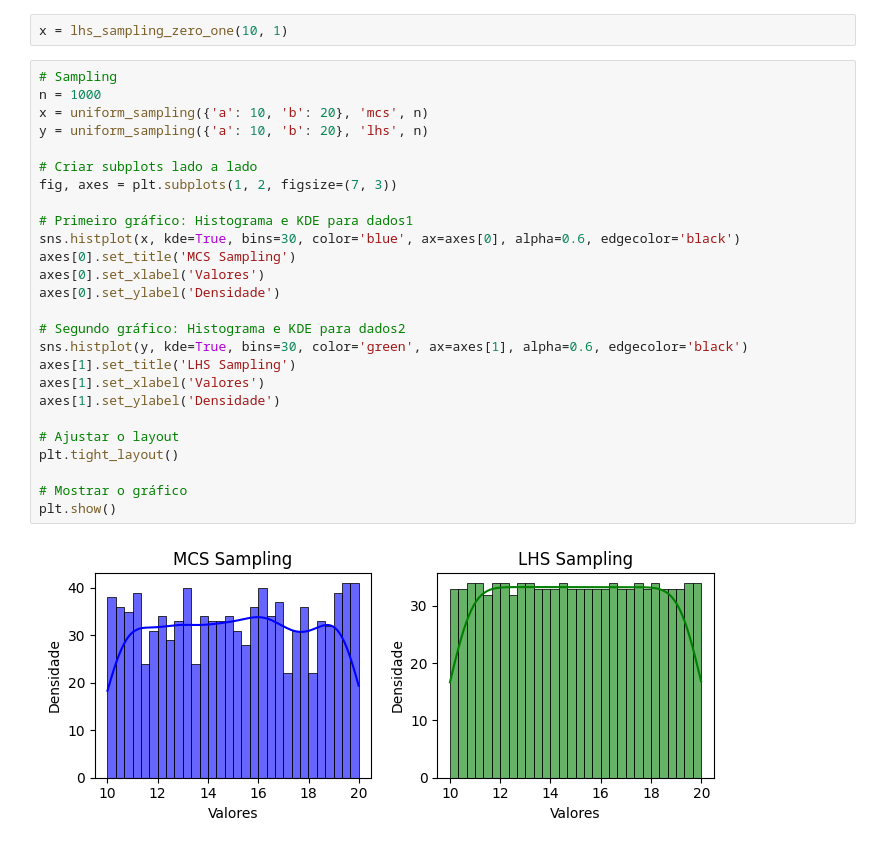
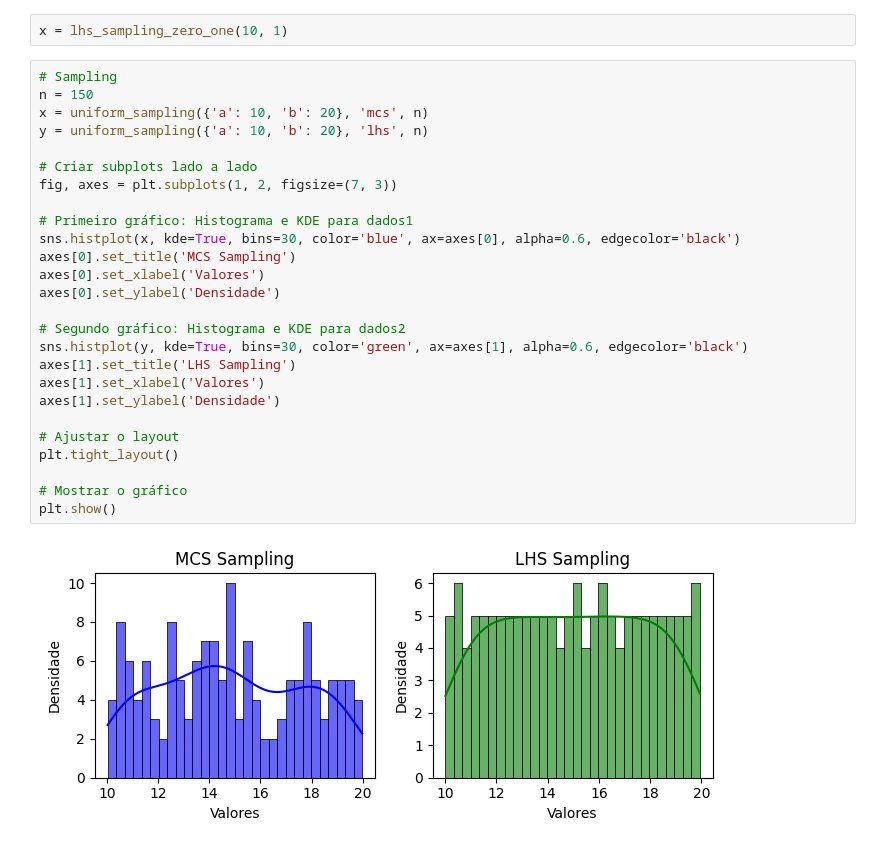
Before and after one commit to Pesquisa-UFCAT/parepy, a Jupyter notebook: local_examples/sampling_examples.ipynb, the cells around one changed output. Drawn from its saved outputs; the diff is of its cells as text.

```diff
--- a/local_examples/sampling_examples.ipynb
+++ b/local_examples/sampling_examples.ipynb
@@ -13,32 +13,32 @@ x = crude_sampling_zero_one(10, 10)
 x = lhs_sampling_zero_one(10, 1)
 # %%
 # Sampling
-n = 1000
+n = 150
 x = uniform_sampling({'a': 10, 'b': 20}, 'mcs', n)
 y = uniform_sampling({'a': 10, 'b': 20}, 'lhs', n)
 
 # Criar subplots lado a lado
 fig, axes = plt.subplots(1, 2, figsize=(7, 3))
 
 # Primeiro gráfico: Histograma e KDE para dados1
 sns.histplot(x, kde=True, bins=30, color='blue', ax=axes[0], alpha=0.6, edgecolor='black')
 axes[0].set_title('MCS Sampling')
 axes[0].set_xlabel('Valores')
 axes[0].set_ylabel('Densidade')
 
 # Segundo gráfico: Histograma e KDE para dados2
 sns.histplot(y, kde=True, bins=30, color='green', ax=axes[1], alpha=0.6, edgecolor='black')
 axes[1].set_title('LHS Sampling')
 axes[1].set_xlabel('Valores')
 axes[1].set_ylabel('Densidade')
 
 # Ajustar o layout
 plt.tight_layout()
 
 # Mostrar o gráfico
 plt.show()
 # %% [output]
-[figure, old version]
+[figure, new version]
 # %%
 n = 100
 x1 = uniform_sampling({'a': 10, 'b': 20}, 'mcs', n, 24)
```
Also changed, not shown: parts of 4 cells of this notebook, 2 other files.
